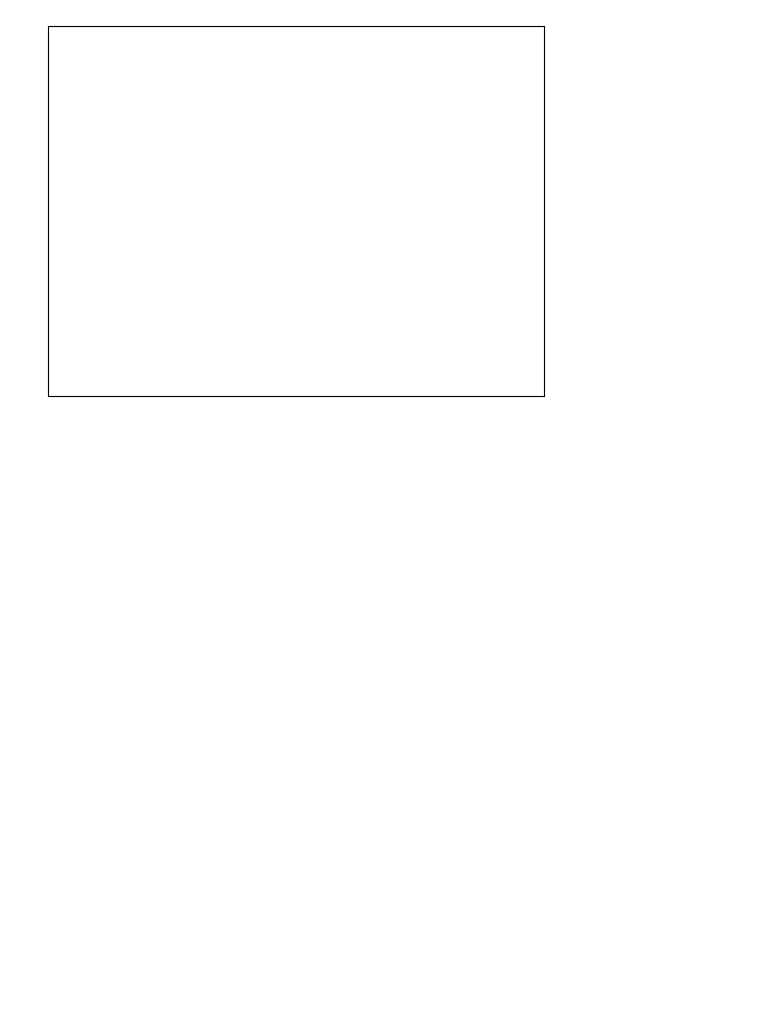
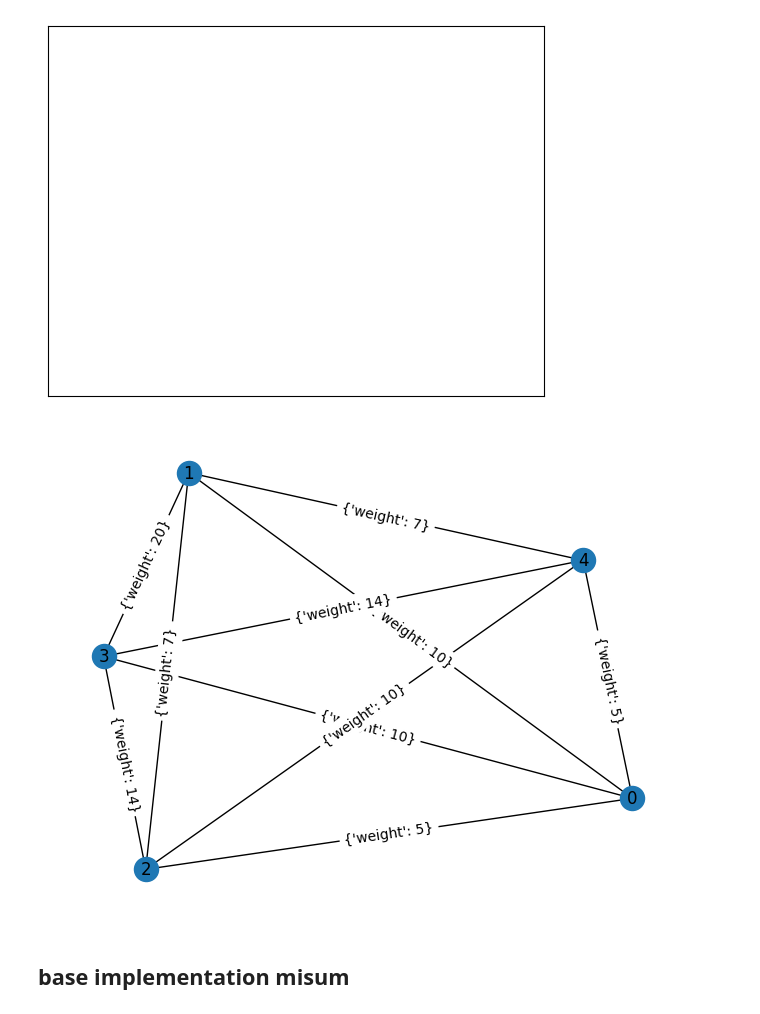
Before and after one commit to bmarv/relief-routing-models, a Jupyter notebook: experiments/graph_networking.ipynb, the cells around one changed output. Drawn from its saved outputs; the diff is of its cells as text; code cells hidden in the pictures; blank space fills up the shorter version.

```diff
--- a/experiments/graph_networking.ipynb
+++ b/experiments/graph_networking.ipynb
@@ -51,0 +57,10 @@ nx.draw_networkx_edge_labels(multigraph_matrix, pos=layout)
+# %%
+# nx.draw(multigraph_matrix, node_size = 800, node_color="cyan", with_labels = True)
+layout = nx.spring_layout(multigraph_matrix)
+nx.draw(multigraph_matrix, layout, with_labels=True)
+nx.draw_networkx_edge_labels(multigraph_matrix, pos=layout)
+plt.savefig('test_2.pdf')
+# %% [output]
+[figure, added]
+# %% [markdown]
+## base implementation misum
```
Also changed, not shown: parts of 30 cells of this notebook, 8 other files.
